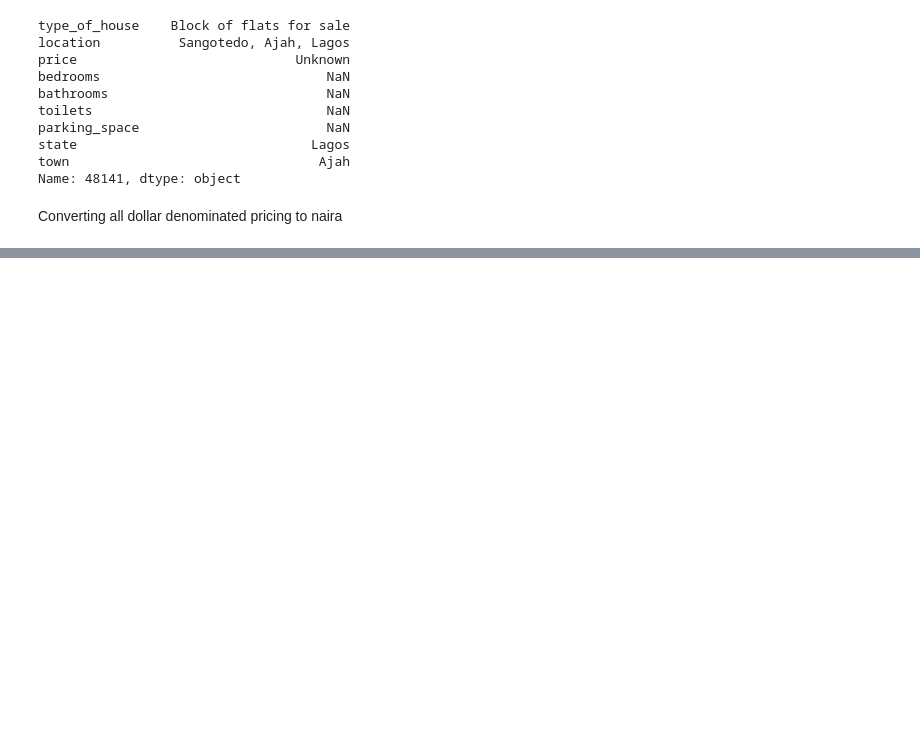
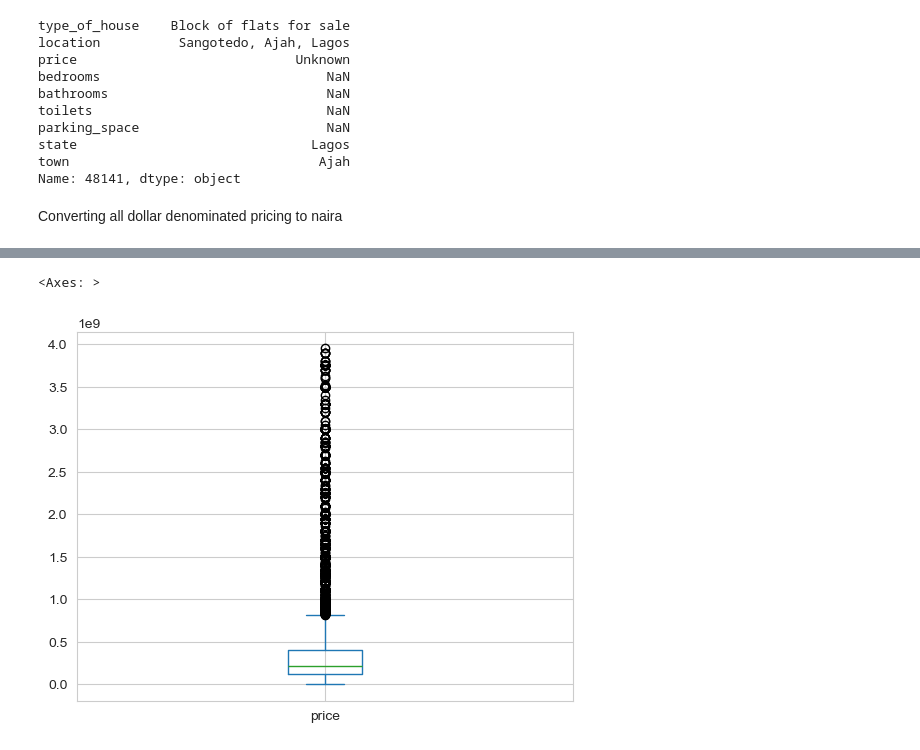
Before and after one commit to kingksjo/ng_houses, a Jupyter notebook: houses_analysis.ipynb, the cells around one changed output, grey strips where cells are left out. Cells and saved outputs as stored; diff of their text form; code cells hidden in the pictures; blank space fills up the shorter version.

```diff
--- a/houses_analysis.ipynb
+++ b/houses_analysis.ipynb
@@ -178,0 +231,5 @@ data = data[~data["price"].isna()]
+# %%
+data["price"].plot(kind="box")
+# %% [output]
+<Axes: >
+[figure, added]
```
Also changed, not shown: parts of 13 cells of this notebook.
